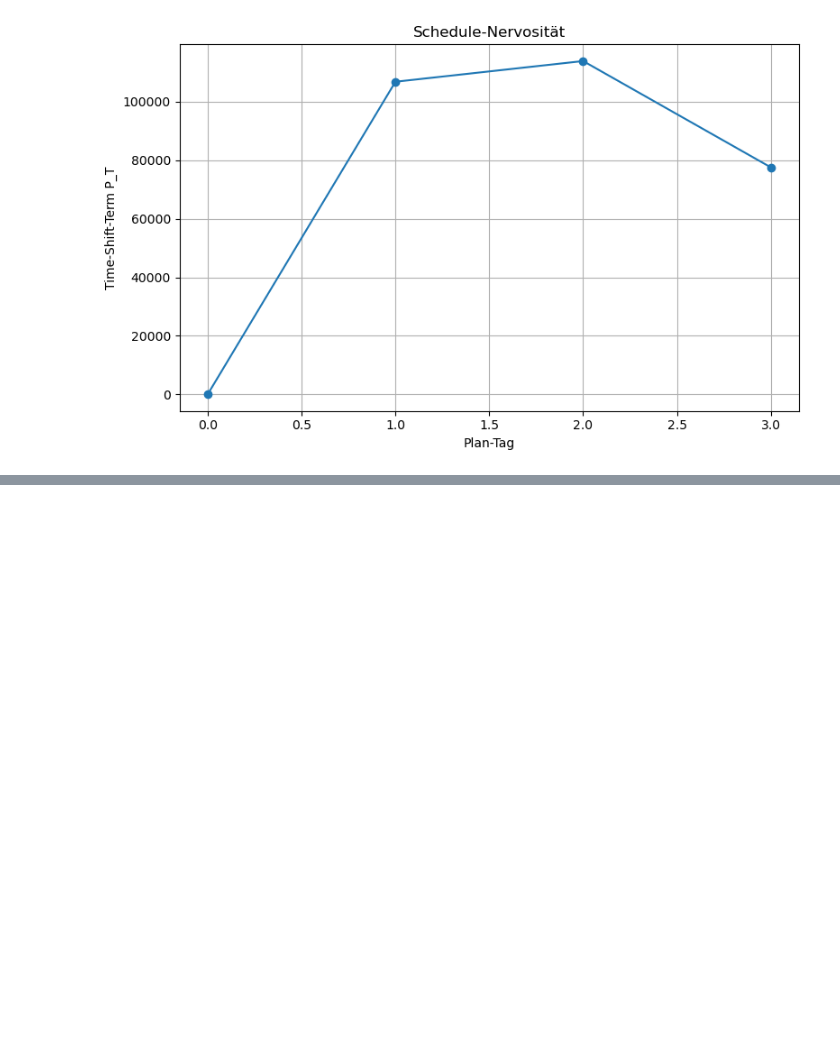
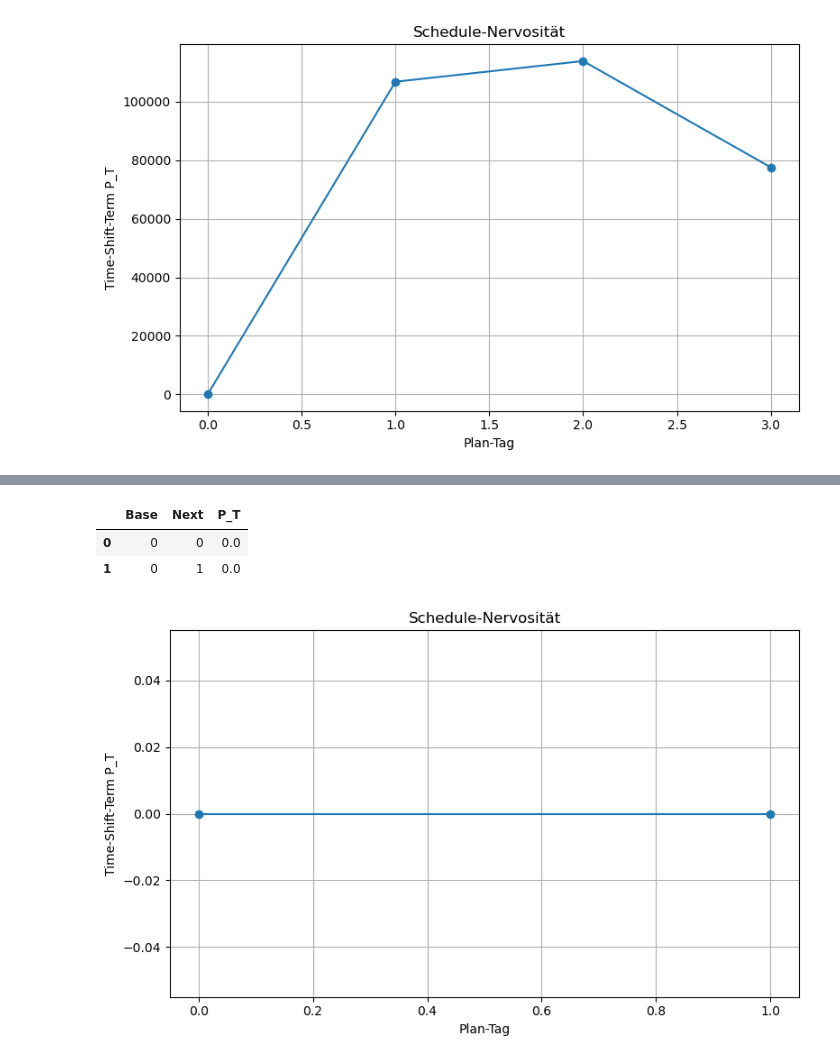
Before and after one commit to konrad-adamski/HTWD_JSSP, a Jupyter notebook: 02_Mai/01_Nervousness/02_Nervousness Comparison Hwangbo.ipynb, the cells around one changed output, grey strips where cells are left out. Cells and saved outputs as stored; diff of their text form; code cells hidden in the pictures; blank space fills up the shorter version.

```diff
--- a/02_Mai/01_Nervousness/02_Nervousness Comparison Hwangbo.ipynb
+++ b/02_Mai/01_Nervousness/02_Nervousness Comparison Hwangbo.ipynb
@@ -166,4 +166,3 @@ plt.show()
 # %%
-df_plan0_b =  pd.read_csv("data/08b_plan0.csv")
-df_plan0_b = df_plan0_b.sort_values(by=["Arrival", "Start"]).reset_index(drop=True)
-df_plan0_b
+df_plan_wu_00 =  pd.read_csv(Path(PROJECT_ROOT, "data/05_schedule_00_original.csv"))
+df_plan_wu_00
@@ -186,0 +183,3 @@ plt.show()
+# %%
+df_plan_wu_01 =  pd.read_csv(Path(PROJECT_ROOT, "data/05_schedule_01_reschedule.csv"))
+df_plan_wu_01
@@ -186,0 +223,19 @@ plt.show()
+# %%
+result_wu = build_pt_table([df_plan_wu_00, df_plan_wu_01])
+result_wu
+# %% [output]
+|  | Base | Next | P_T |
+| 0 | 0 | 0 | 0.0 |
+| 1 | 0 | 1 | 0.0 |
+# %%
+# Plot aus vorhandener DataFrame 'result'
+plt.figure(figsize=(8, 5))
+plt.plot(result_wu['Next'], result_wu['P_T'], marker='o', linestyle='-')
+plt.xlabel('Plan-Tag')
+plt.ylabel('Time-Shift-Term P_T')
+plt.title("Schedule-Nervosität")
+plt.grid(True)
+plt.tight_layout()
+plt.show()
+# %% [output]
+[figure, added]
```
Also changed, not shown: parts of 9 cells of this notebook, 4 other files.
